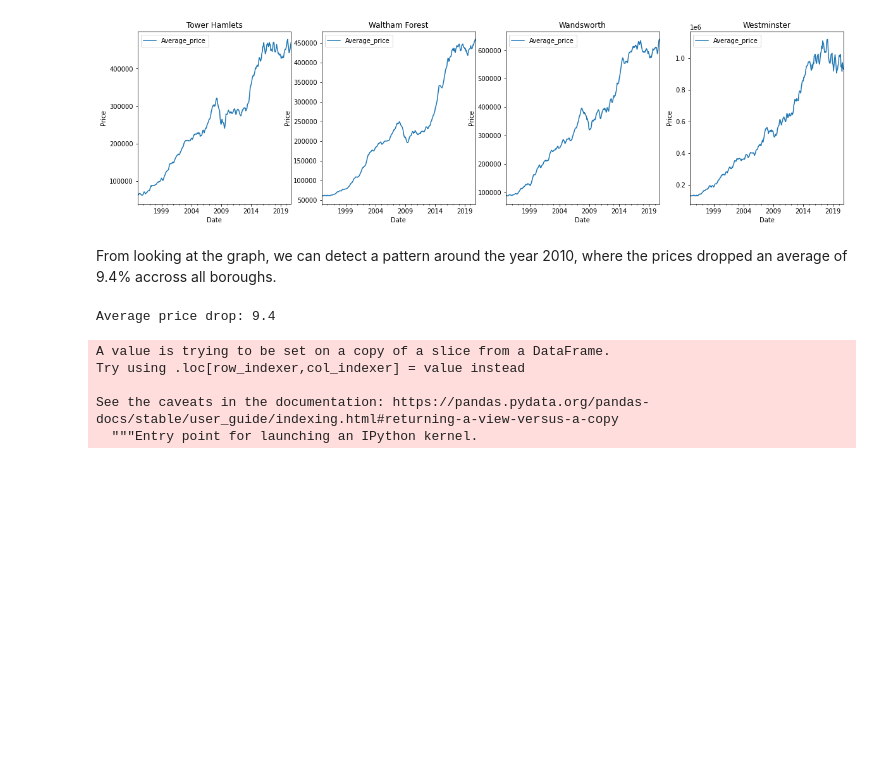
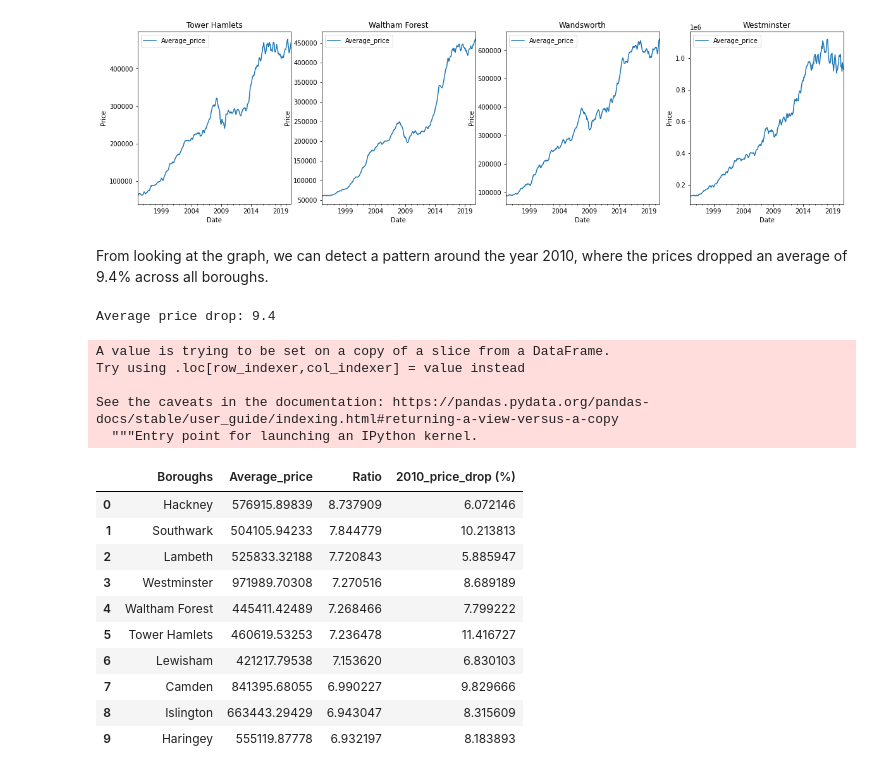
Before and after one commit to ronaldpacheco/Unit-4-Challenge, a Jupyter notebook: Unit_4_Challenge_Tier_3.ipynb, the cells around one changed output. Saved outputs shown, nothing was run; the diff lists cells and outputs as text; code cells hidden in the pictures; blank space fills up the shorter version.

```diff
--- a/Unit_4_Challenge_Tier_3.ipynb
+++ b/Unit_4_Challenge_Tier_3.ipynb
@@ -413,7 +389,7 @@ for plots, disctrict in enumerate(df.Boroughs.unique()):
 [figure]
 [figure]
 # %% [markdown]
-From looking at the graph, we can detect a pattern around the year 2010, where the prices dropped an average of 9.4% accross all boroughs.
+From looking at the graph, we can detect a pattern around the year 2010, where the prices dropped an average of 9.4% across all boroughs.
 # %%
 df_ratio['2010_price_drop (%)']= (1-pd.Series(df_year.Average_price[df_year.Year == 2009].array/df_year.Average_price[df_year.Year == 2010].array))*100
 print('Average price drop: {:0.1f}'.format(df_ratio["2010_price_drop (%)"].mean()))
@@ -424,3 +400,17 @@ Try using .loc[row_indexer,col_indexer] = value instead
 
 See the caveats in the documentation: https://pandas.pydata.org/pandas-docs/stable/user_guide/indexing.html#returning-a-view-versus-a-copy
   """Entry point for launching an IPython kernel.
+# %%
+df_ratio.head(10)
+# %% [output]
+|  | Boroughs | Average_price | Ratio | 2010_price_drop (%) |
+| 0 | Hackney | 576915.89839 | 8.737909 | 6.072146 |
+| 1 | Southwark | 504105.94233 | 7.844779 | 10.213813 |
+| 2 | Lambeth | 525833.32188 | 7.720843 | 5.885947 |
+| 3 | Westminster | 971989.70308 | 7.270516 | 8.689189 |
+| 4 | Waltham Forest | 445411.42489 | 7.268466 | 7.799222 |
+| 5 | Tower Hamlets | 460619.53253 | 7.236478 | 11.416727 |
+| 6 | Lewisham | 421217.79538 | 7.153620 | 6.830103 |
+| 7 | Camden | 841395.68055 | 6.990227 | 9.829666 |
+| 8 | Islington | 663443.29429 | 6.943047 | 8.315609 |
+| 9 | Haringey | 555119.87778 | 6.932197 | 8.183893 |
```
Also changed, not shown: parts of 9 cells of this notebook.
